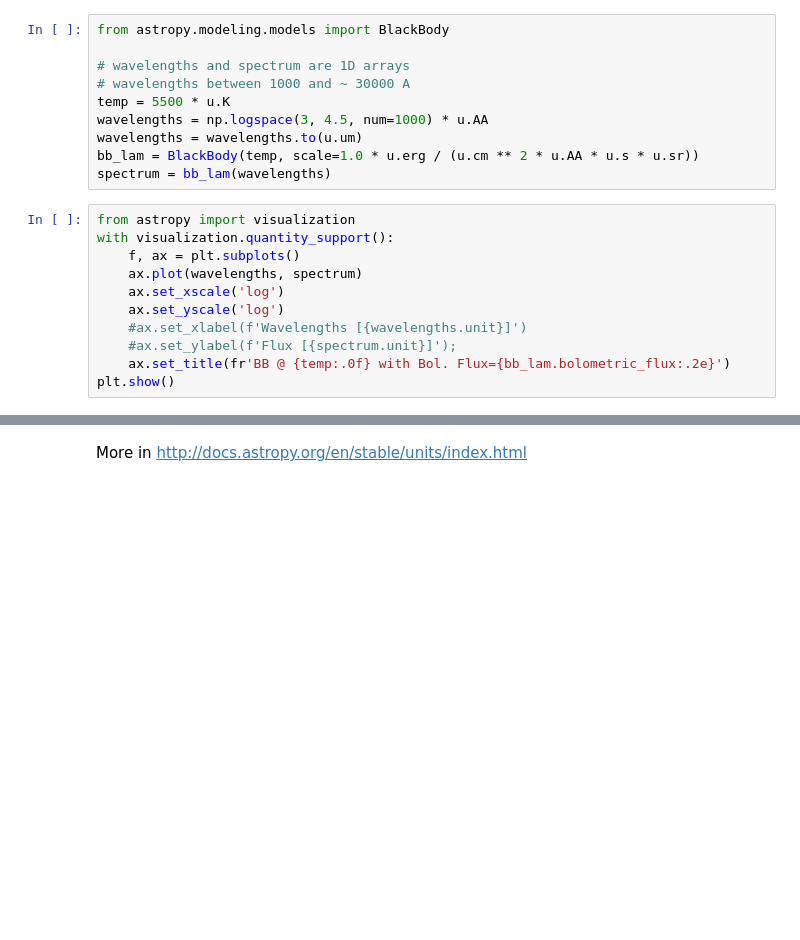
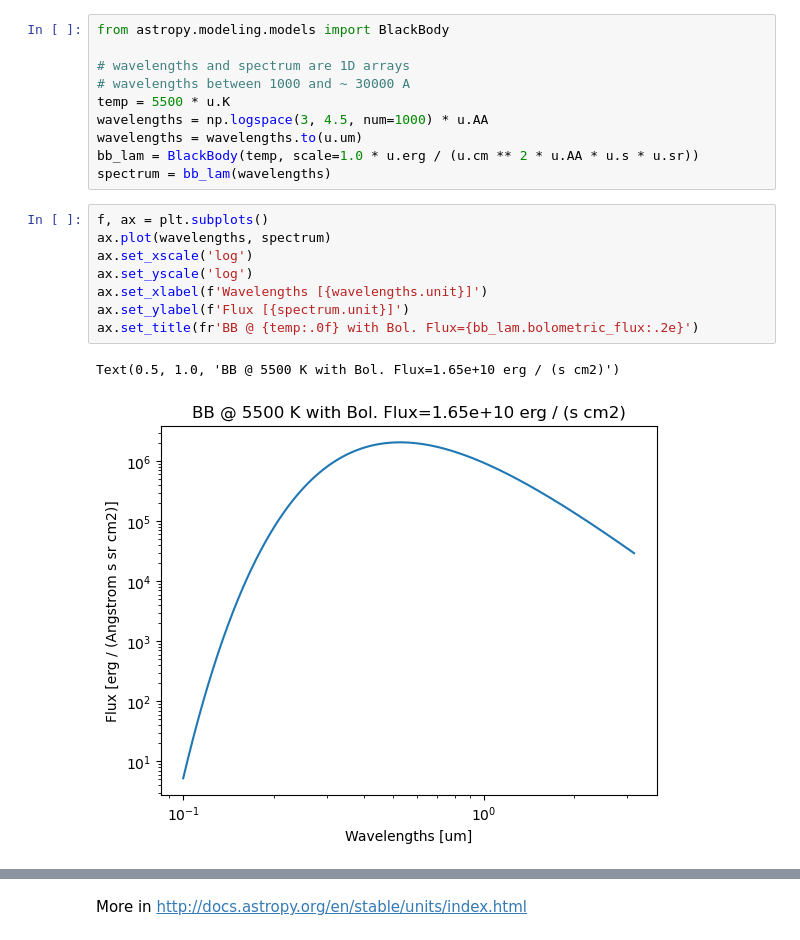
Before and after one commit to Morisset/Python-lectures-Notebooks, a Jupyter notebook: Notebooks/Using_astropy.ipynb, the cells around one changed output, grey strips where cells are left out. Cells and saved outputs as stored; diff of their text form; blank space fills up the shorter version.

```diff
--- a/Notebooks/Using_astropy.ipynb
+++ b/Notebooks/Using_astropy.ipynb
@@ -104,13 +166,13 @@ wavelengths = wavelengths.to(u.um)
 bb_lam = BlackBody(temp, scale=1.0 * u.erg / (u.cm ** 2 * u.AA * u.s * u.sr))
 spectrum = bb_lam(wavelengths)
 # %%
-from astropy import visualization
-with visualization.quantity_support():
-    f, ax = plt.subplots()
-    ax.plot(wavelengths, spectrum)
-    ax.set_xscale('log')
-    ax.set_yscale('log')
-    #ax.set_xlabel(f'Wavelengths [{wavelengths.unit}]')
-    #ax.set_ylabel(f'Flux [{spectrum.unit}]');
-    ax.set_title(fr'BB @ {temp:.0f} with Bol. Flux={bb_lam.bolometric_flux:.2e}')
-plt.show()
+f, ax = plt.subplots()
+ax.plot(wavelengths, spectrum)
+ax.set_xscale('log')
+ax.set_yscale('log')
+ax.set_xlabel(f'Wavelengths [{wavelengths.unit}]')
+ax.set_ylabel(f'Flux [{spectrum.unit}]')
+ax.set_title(fr'BB @ {temp:.0f} with Bol. Flux={bb_lam.bolometric_flux:.2e}')
+# %% [output]
+Text(0.5, 1.0, 'BB @ 5500 K with Bol. Flux=1.65e+10 erg / (s cm2)')
+[figure, added]
```
Also changed, not shown: parts of 87 cells of this notebook, 3 other files.
